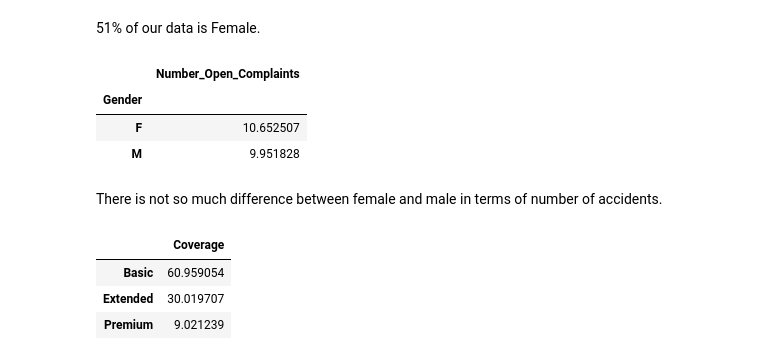
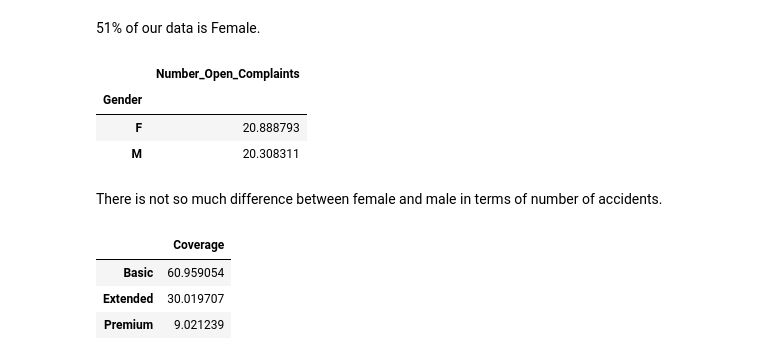
Before and after one commit to Maria6694/Project-Week-8-Final-Project, a Jupyter notebook: your-project/Code/1.Analysis_USA.ipynb, the cells around one changed output. Drawn from its saved outputs; the diff is of its cells as text; code cells hidden in the pictures.

```diff
--- a/your-project/Code/1.Analysis_USA.ipynb
+++ b/your-project/Code/1.Analysis_USA.ipynb
@@ -50,12 +72,12 @@ pd.DataFrame(ins['Gender'].value_counts(ascending = False, normalize = True)*100
 # %% [markdown]
 51% of our data is Female.
 # %%
-ins[['Gender', 'Number_Open_Complaints']].groupby('Gender').sum()*100/len(ins)
+ins[['Gender', 'Number_Open_Complaints']].groupby('Gender').sum()*100/ins[['Gender', 'Number_Open_Complaints']].groupby('Gender').count()
 # %% [output]
 |  | Number_Open_Complaints |
 | Gender |  |
-| F | 10.652507 |
-| M | 9.951828 |
+| F | 20.888793 |
+| M | 20.308311 |
 # %%
 gender = ins[['Gender', 'Number_Open_Complaints']].groupby('Gender').sum()
 # %% [markdown]
```
Also changed, not shown: parts of 15 cells of this notebook, 2 other files.
